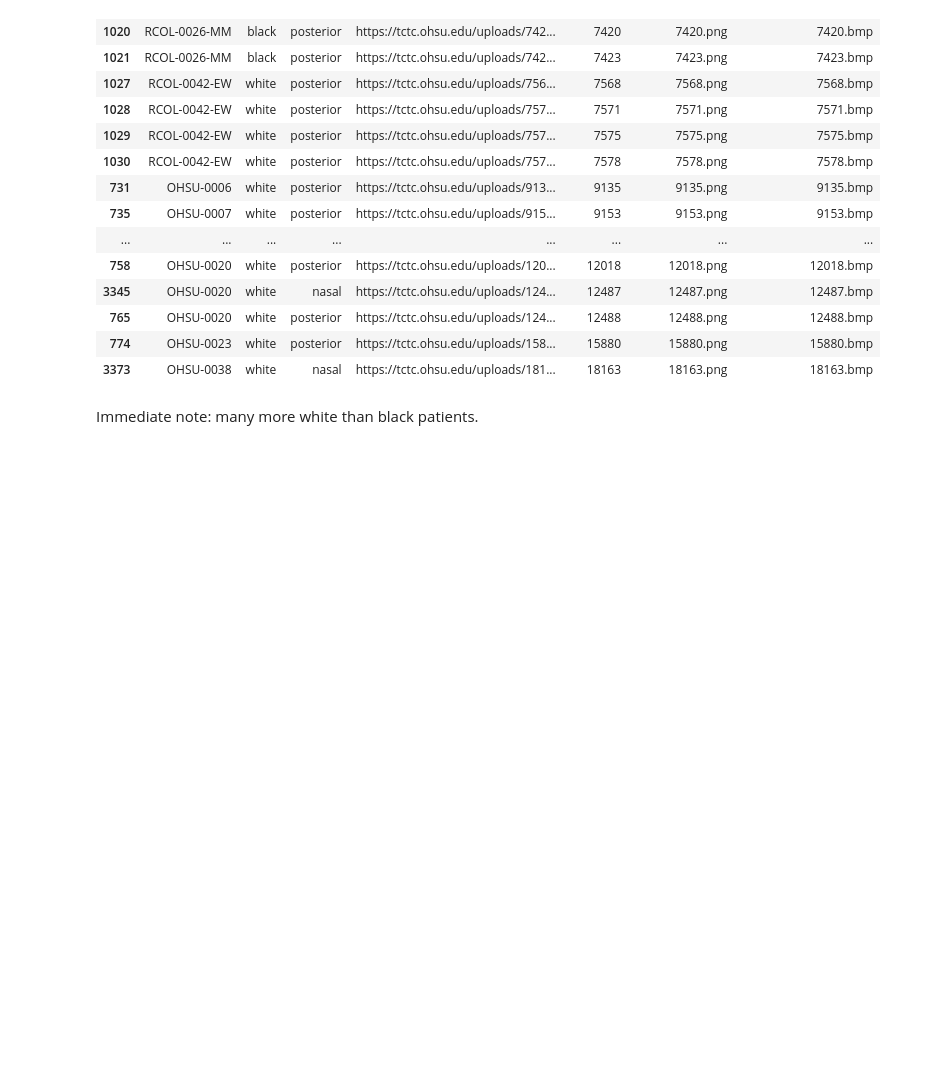
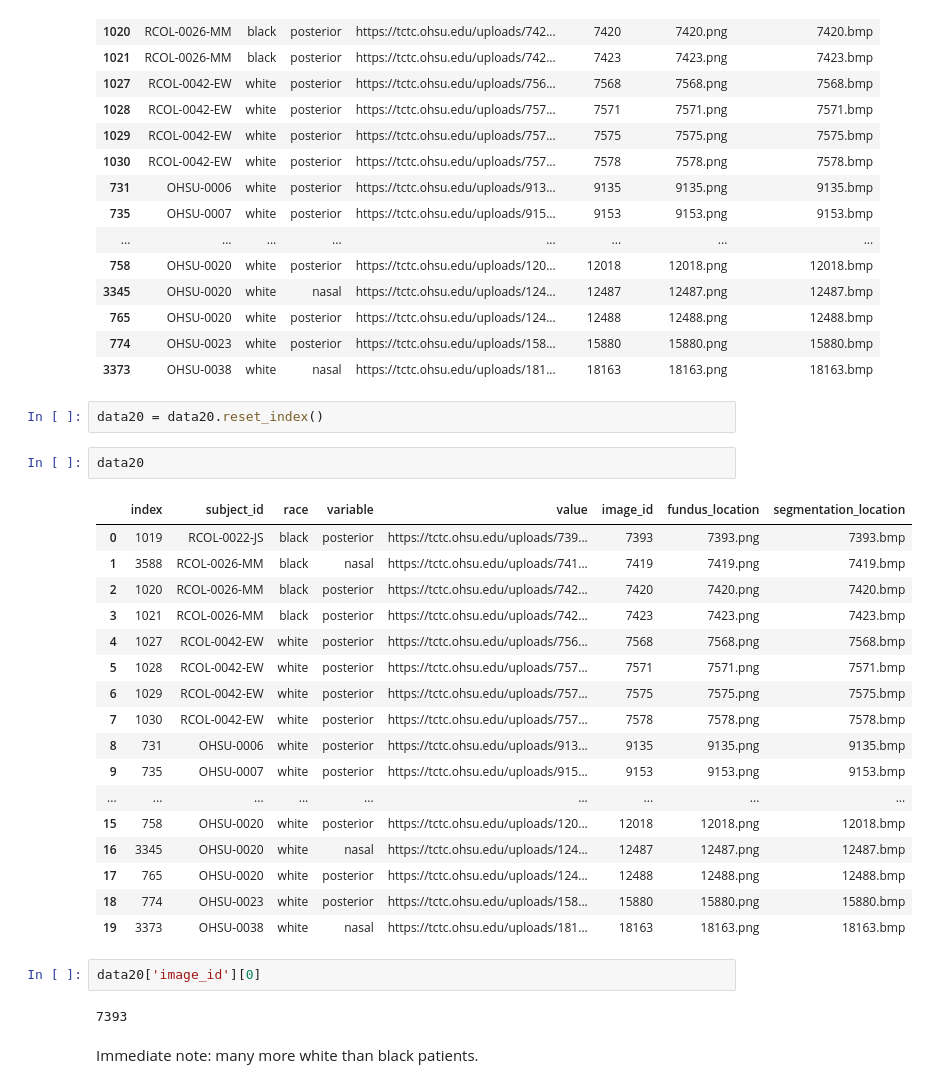
Before and after one commit to Centrattic/race, a Jupyter notebook: classifier_experiments/shadow_regions_experiment2.ipynb, the cells around one changed output. Cells and saved outputs as stored; diff of their text form; blank space fills up the shorter version.

```diff
--- a/classifier_experiments/shadow_regions_experiment2.ipynb
+++ b/classifier_experiments/shadow_regions_experiment2.ipynb
@@ -232,6 +232,32 @@ data20
 | 765 | OHSU-0020 | white | posterior | https://tctc.ohsu.edu/uploads/124... | 12488 | 12488.png | 12488.bmp |
 | 774 | OHSU-0023 | white | posterior | https://tctc.ohsu.edu/uploads/158... | 15880 | 15880.png | 15880.bmp |
 | 3373 | OHSU-0038 | white | nasal | https://tctc.ohsu.edu/uploads/181... | 18163 | 18163.png | 18163.bmp |
+# %%
+data20 = data20.reset_index()
+# %%
+data20
+# %% [output]
+|  | index | subject_id | race | variable | value | image_id | fundus_location | segmentation_location |
+| 0 | 1019 | RCOL-0022-JS | black | posterior | https://tctc.ohsu.edu/uploads/739... | 7393 | 7393.png | 7393.bmp |
+| 1 | 3588 | RCOL-0026-MM | black | nasal | https://tctc.ohsu.edu/uploads/741... | 7419 | 7419.png | 7419.bmp |
+| 2 | 1020 | RCOL-0026-MM | black | posterior | https://tctc.ohsu.edu/uploads/742... | 7420 | 7420.png | 7420.bmp |
+| 3 | 1021 | RCOL-0026-MM | black | posterior | https://tctc.ohsu.edu/uploads/742... | 7423 | 7423.png | 7423.bmp |
+| 4 | 1027 | RCOL-0042-EW | white | posterior | https://tctc.ohsu.edu/uploads/756... | 7568 | 7568.png | 7568.bmp |
+| 5 | 1028 | RCOL-0042-EW | white | posterior | https://tctc.ohsu.edu/uploads/757... | 7571 | 7571.png | 7571.bmp |
+| 6 | 1029 | RCOL-0042-EW | white | posterior | https://tctc.ohsu.edu/uploads/757... | 7575 | 7575.png | 7575.bmp |
+| 7 | 1030 | RCOL-0042-EW | white | posterior | https://tctc.ohsu.edu/uploads/757... | 7578 | 7578.png | 7578.bmp |
+| 8 | 731 | OHSU-0006 | white | posterior | https://tctc.ohsu.edu/uploads/913... | 9135 | 9135.png | 9135.bmp |
+| 9 | 735 | OHSU-0007 | white | posterior | https://tctc.ohsu.edu/uploads/915... | 9153 | 9153.png | 9153.bmp |
+| ... | ... | ... | ... | ... | ... | ... | ... | ... |
+| 15 | 758 | OHSU-0020 | white | posterior | https://tctc.ohsu.edu/uploads/120... | 12018 | 12018.png | 12018.bmp |
+| 16 | 3345 | OHSU-0020 | white | nasal | https://tctc.ohsu.edu/uploads/124... | 12487 | 12487.png | 12487.bmp |
+| 17 | 765 | OHSU-0020 | white | posterior | https://tctc.ohsu.edu/uploads/124... | 12488 | 12488.png | 12488.bmp |
+| 18 | 774 | OHSU-0023 | white | posterior | https://tctc.ohsu.edu/uploads/158... | 15880 | 15880.png | 15880.bmp |
+| 19 | 3373 | OHSU-0038 | white | nasal | https://tctc.ohsu.edu/uploads/181... | 18163 | 18163.png | 18163.bmp |
+# %%
+data20['image_id'][0]
+# %% [output]
+7393
 # %% [markdown]
 Immediate note: many more white than black patients.
 # %% [markdown]
```
Also changed, not shown: parts of 2 cells of this notebook, 1 other file.
